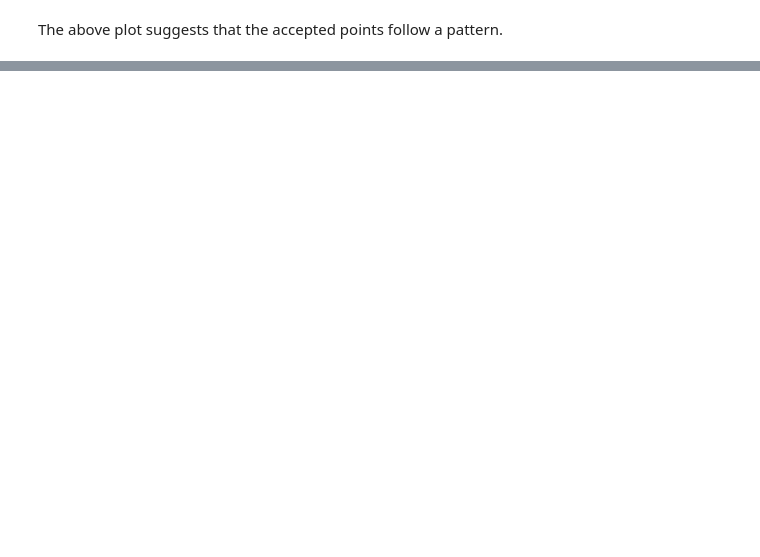
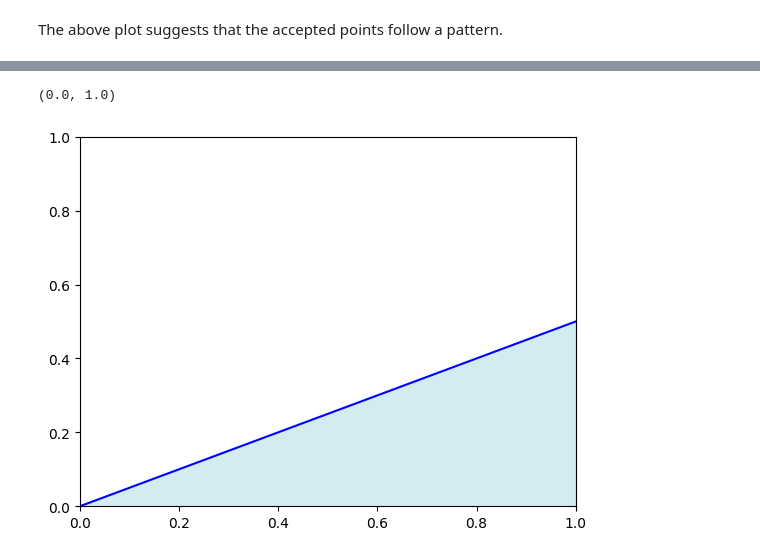
Before and after one commit to TirthrajSG/round-random-fraction, a Jupyter notebook: solution.ipynb, the cells around one changed output, grey strips where cells are left out. Cells and saved outputs as stored; diff of their text form; code cells hidden in the pictures; blank space fills up the shorter version.

```diff
--- a/solution.ipynb
+++ b/solution.ipynb
@@ -31,0 +32,10 @@ The above plot suggests that the accepted points follow a pattern.
+# %%
+a = [0, 1]
+b = [0, 0.5]
+plt.plot(a,b, color='blue')
+plt.fill_between(a,b, color='lightblue', alpha=0.5)
+plt.xlim(0,1)
+plt.ylim(0,1)
+# %% [output]
+(0.0, 1.0)
+[figure, added]
```
Also changed, not shown: parts of 2 cells of this notebook.
